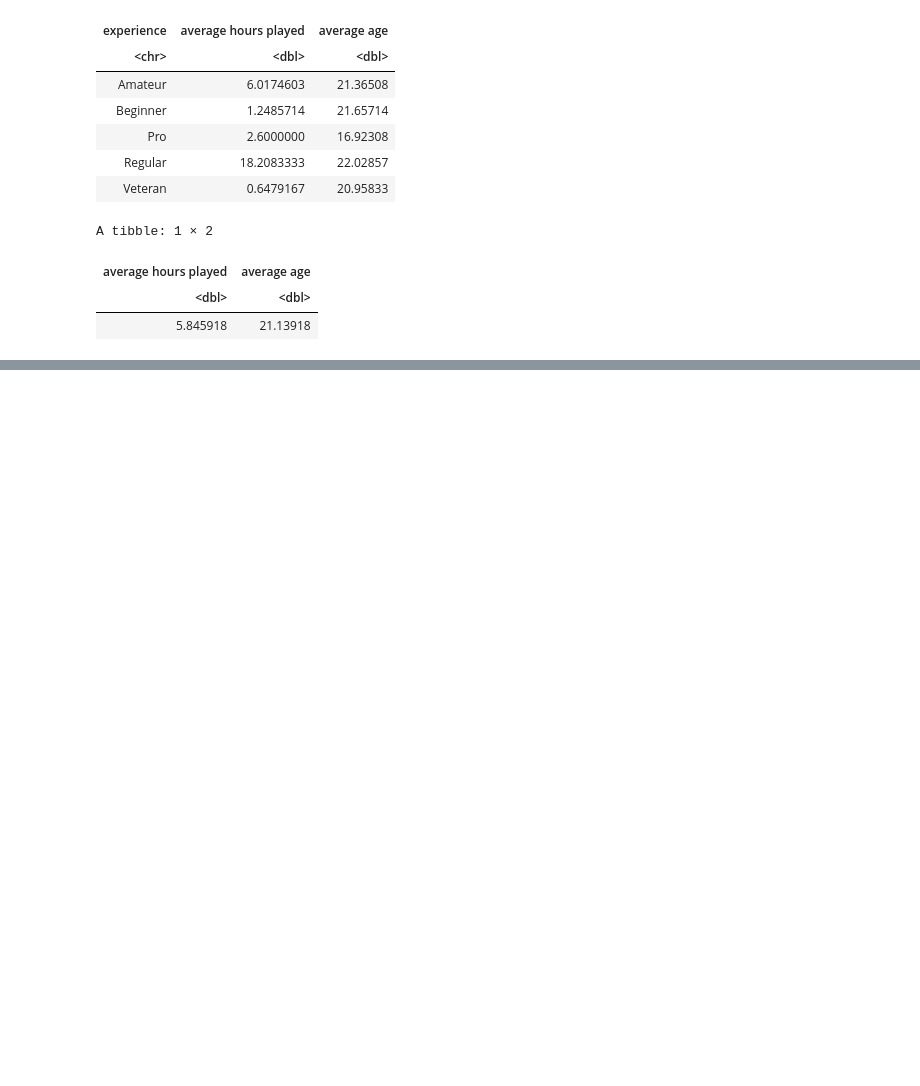
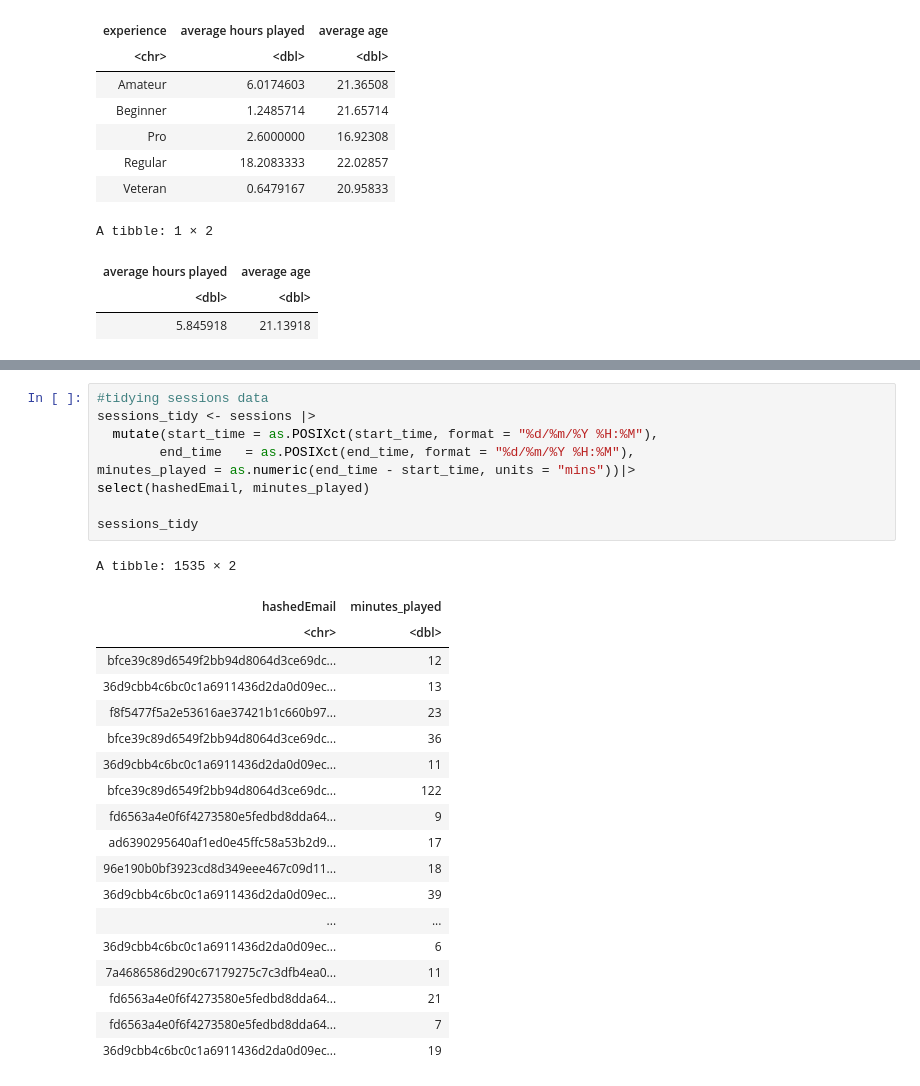
Before and after one commit to bennettz1100/dsci100--Project-Kickoff, a Jupyter notebook: Project Planning Stage (Individual).ipynb, the cells around one changed output, grey strips where cells are left out. Saved outputs shown, nothing was run; the diff lists cells and outputs as text; blank space fills up the shorter version.

```diff
--- a/Project Planning Stage (Individual).ipynb
+++ b/Project Planning Stage (Individual).ipynb
@@ -181,0 +181,29 @@ override using the `.groups` argument.
+# %%
+#tidying sessions data
+sessions_tidy <- sessions |>
+  mutate(start_time = as.POSIXct(start_time, format = "%d/%m/%Y %H:%M"),
+        end_time   = as.POSIXct(end_time, format = "%d/%m/%Y %H:%M"),
+minutes_played = as.numeric(end_time - start_time, units = "mins"))|>
+select(hashedEmail, minutes_played)
+
+sessions_tidy
+# %% [output]
+A tibble: 1535 × 2
+| hashedEmail | minutes_played |
+| <chr> | <dbl> |
+| bfce39c89d6549f2bb94d8064d3ce69dc... | 12 |
+| 36d9cbb4c6bc0c1a6911436d2da0d09ec... | 13 |
+| f8f5477f5a2e53616ae37421b1c660b97... | 23 |
+| bfce39c89d6549f2bb94d8064d3ce69dc... | 36 |
+| 36d9cbb4c6bc0c1a6911436d2da0d09ec... | 11 |
+| bfce39c89d6549f2bb94d8064d3ce69dc... | 122 |
+| fd6563a4e0f6f4273580e5fedbd8dda64... | 9 |
+| ad6390295640af1ed0e45ffc58a53b2d9... | 17 |
+| 96e190b0bf3923cd8d349eee467c09d11... | 18 |
+| 36d9cbb4c6bc0c1a6911436d2da0d09ec... | 39 |
+| ... | ... |
+| 36d9cbb4c6bc0c1a6911436d2da0d09ec... | 6 |
+| 7a4686586d290c67179275c7c3dfb4ea0... | 11 |
+| fd6563a4e0f6f4273580e5fedbd8dda64... | 21 |
+| fd6563a4e0f6f4273580e5fedbd8dda64... | 7 |
+| 36d9cbb4c6bc0c1a6911436d2da0d09ec... | 19 |
```
Also changed, not shown: parts of 12 cells of this notebook.
